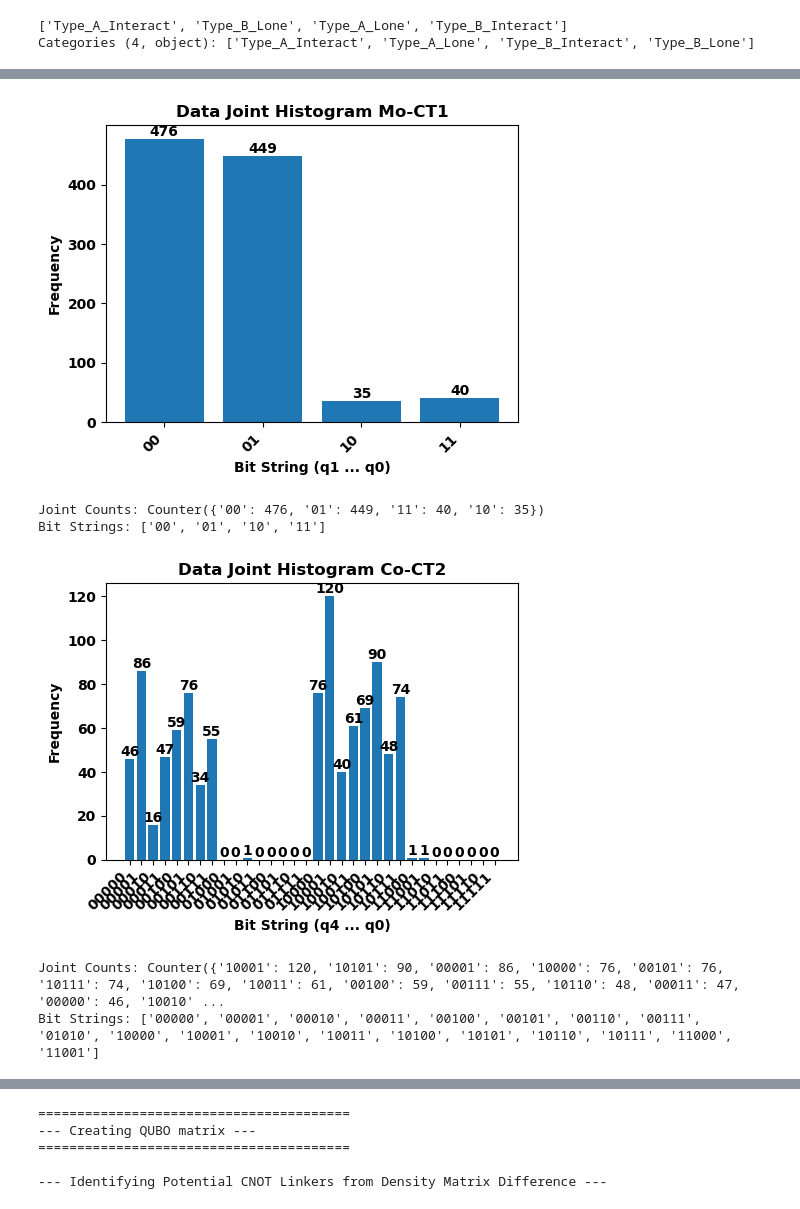
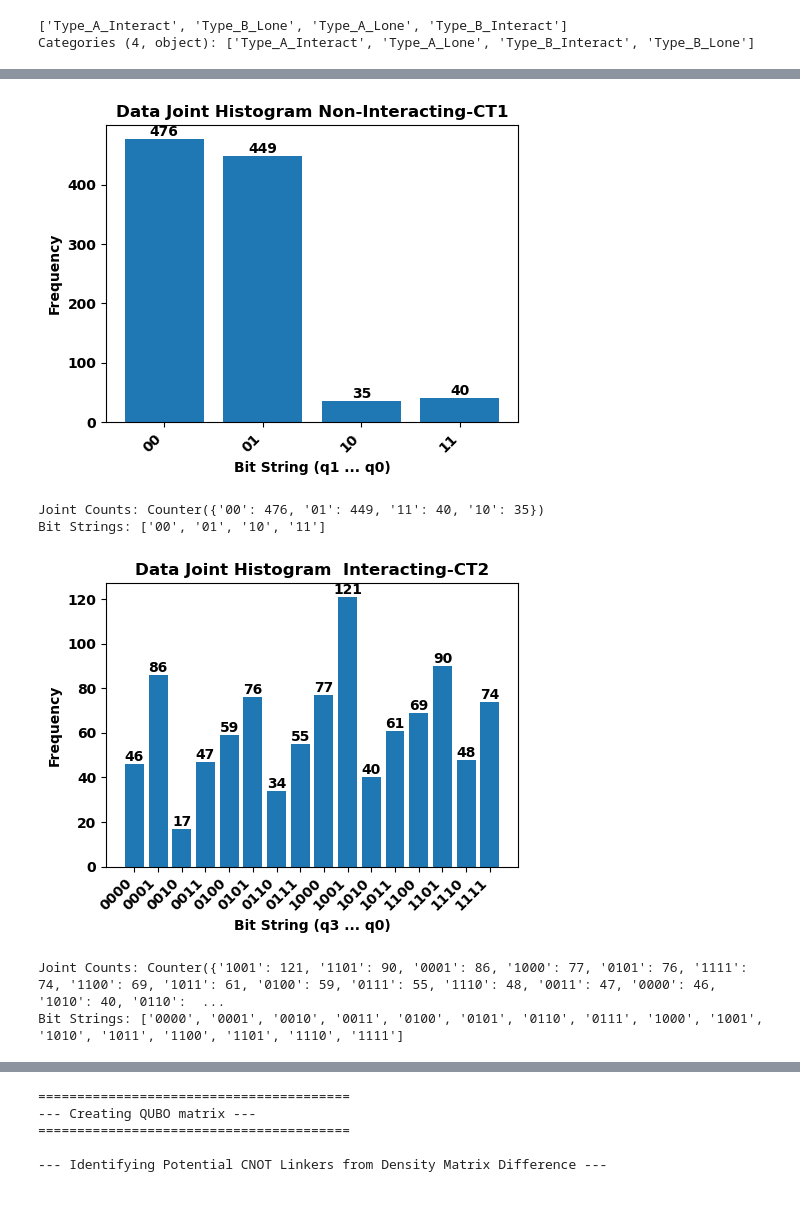
Before and after one commit to cailab-tamu/QuantumXCT, a Jupyter notebook: python/qxct_pred_classic_sim.ipynb, the cells around one changed output, grey strips where cells are left out. Cells and saved outputs as stored; diff of their text form; code cells hidden in the pictures.

```diff
--- a/python/qxct_pred_classic_sim.ipynb
+++ b/python/qxct_pred_classic_sim.ipynb
@@ -29,6 +29,7 @@ adata.X seems to be already log-transformed.
 # Manual Targeted Setup
 # We want to trace the flow:
 # A (50) -> B (60 -> 70 -> 71, 72, 80) -> A (80 -> 90)
+# Note: Removing 70->72 for cleaner histograms
 
 # Sources: The genes initiating signals or regulation
 # The "Cause" List
@@ -42,7 +43,7 @@ gl_ct2 = [
     "Gene_60", # Target in B (Spatial)
     "Gene_70", # GRN in B (Internal)
     "Gene_71", # GRN in B (Internal)
-    "Gene_72", # GRN in B (Internal)
+    #"Gene_72", # GRN in B (Internal)
     "Gene_80", # Soruce in B
 ]
 # %%
@@ -181,31 +182,31 @@ joint_counts_ct1_mo, bit_strings_ct1_mo = create_joint_histogram(Xct1_binary_mo)
 
 num_qubits = Xct1_binary_mo.shape[1]  # Get the number of qubits (important!)
 plot_joint_histogram(joint_counts_ct1_mo, num_qubits = num_qubits,
-                     figsize = (5,4), title='Data Joint Histogram Mo-CT1',
+                     figsize = (5,4), title='Data Joint Histogram Non-Interacting-CT1',
                      filename="mo_ct1_sim_histogram_dist.svg"
                      )  # Pass num_qubits
 
 print("Joint Counts:", joint_counts_ct1_mo)
 print("Bit Strings:", bit_strings_ct1_mo)
 # %% [output]
-[figure, old version]
+[figure, new version]
 Joint Counts: Counter({'00': 476, '01': 449, '11': 40, '10': 35})
 Bit Strings: ['00', '01', '10', '11']
 # %%
 joint_counts_ct2_co, bit_strings_ct2_co = create_joint_histogram(Xct2_binary_co)
 #joint_counts_ct2_co, bit_strings_ct2_co = create_percent_joint_histogram(Xct2_binary_co)
 
 num_qubits2 = Xct2_binary_co.shape[1]  # Get the number of qubits (important!)
 plot_joint_histogram(joint_counts_ct2_co, num_qubits = num_qubits2,
-                     figsize = (5,4), title='Data Joint Histogram Co-CT2',
+                     figsize = (5,4), title='Data Joint Histogram  Interacting-CT2',
                      filename="co_ct2_sim_histogram_dist.svg")  # Pass num_qubits
 
 print("Joint Counts:", joint_counts_ct2_co)
 print("Bit Strings:", bit_strings_ct2_co)
 # %% [output]
-[figure, old version]
+[figure, new version]
-Joint Counts: Counter({'10001': 120, '10101': 90, '00001': 86, '10000': 76, '00101': 76, '10111': 74, '10100': 69, '10011': 61, '00100': 59, '00111': 55, '10110': 48, '00011': 47, '00000': 46, '10010' ...
-Bit Strings: ['00000', '00001', '00010', '00011', '00100', '00101', '00110', '00111', '01010', '10000', '10001', '10010', '10011', '10100', '10101', '10110', '10111', '11000', '11001']
+Joint Counts: Counter({'1001': 121, '1101': 90, '0001': 86, '1000': 77, '0101': 76, '1111': 74, '1100': 69, '1011': 61, '0100': 59, '0111': 55, '1110': 48, '0011': 47, '0000': 46, '1010': 40, '0110':  ...
+Bit Strings: ['0000', '0001', '0010', '0011', '0100', '0101', '0110', '0111', '1000', '1001', '1010', '1011', '1100', '1101', '1110', '1111']
 # %%
 joint_counts_ct2_mo, bit_strings_ct2_mo = create_joint_histogram(Xct2_binary_mo)
 #joint_counts_ct2_mo, bit_strings_ct2_mo = create_percent_joint_histogram(Xct2_binary_mo)
```
Also changed, not shown: parts of 22 cells of this notebook.
